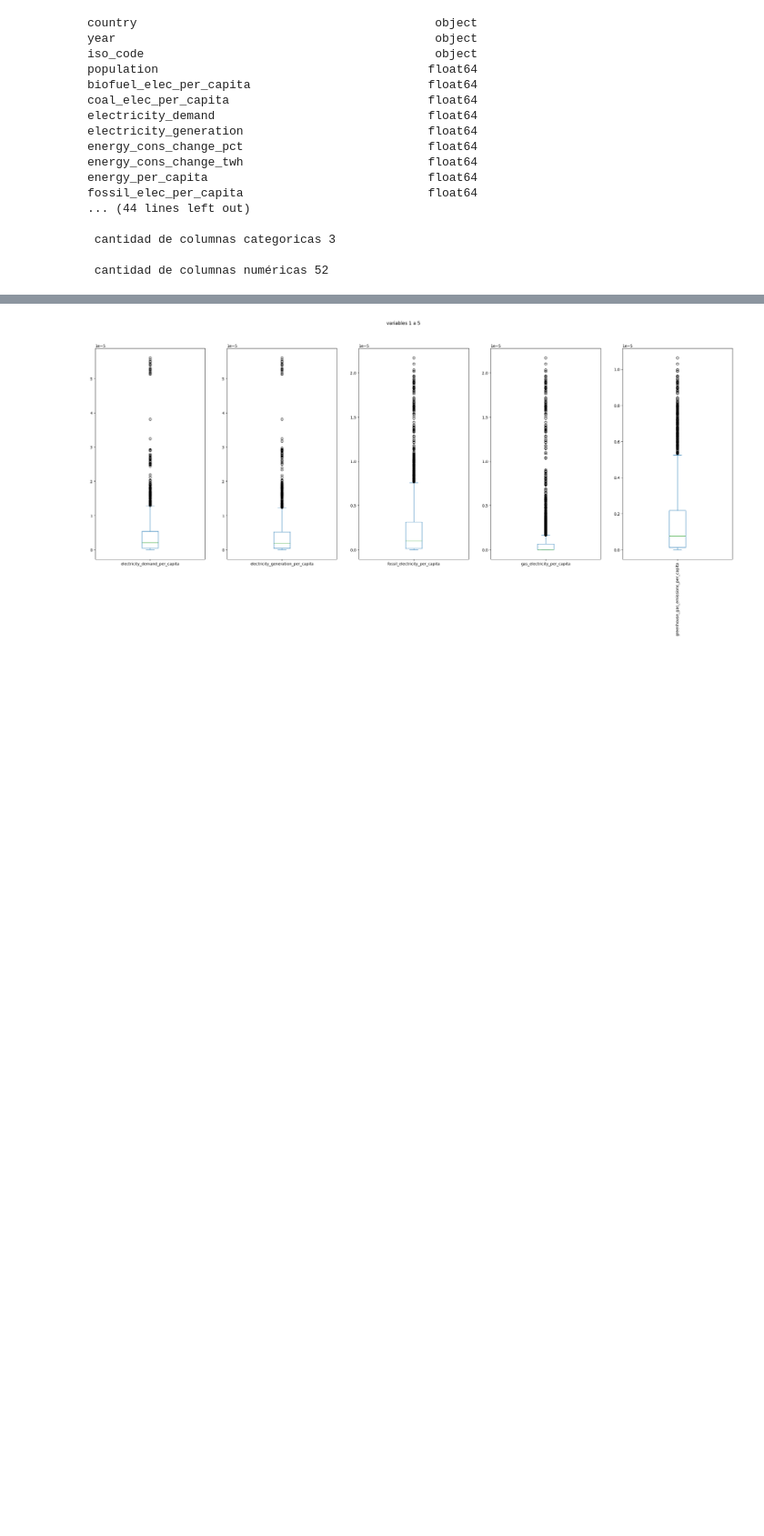
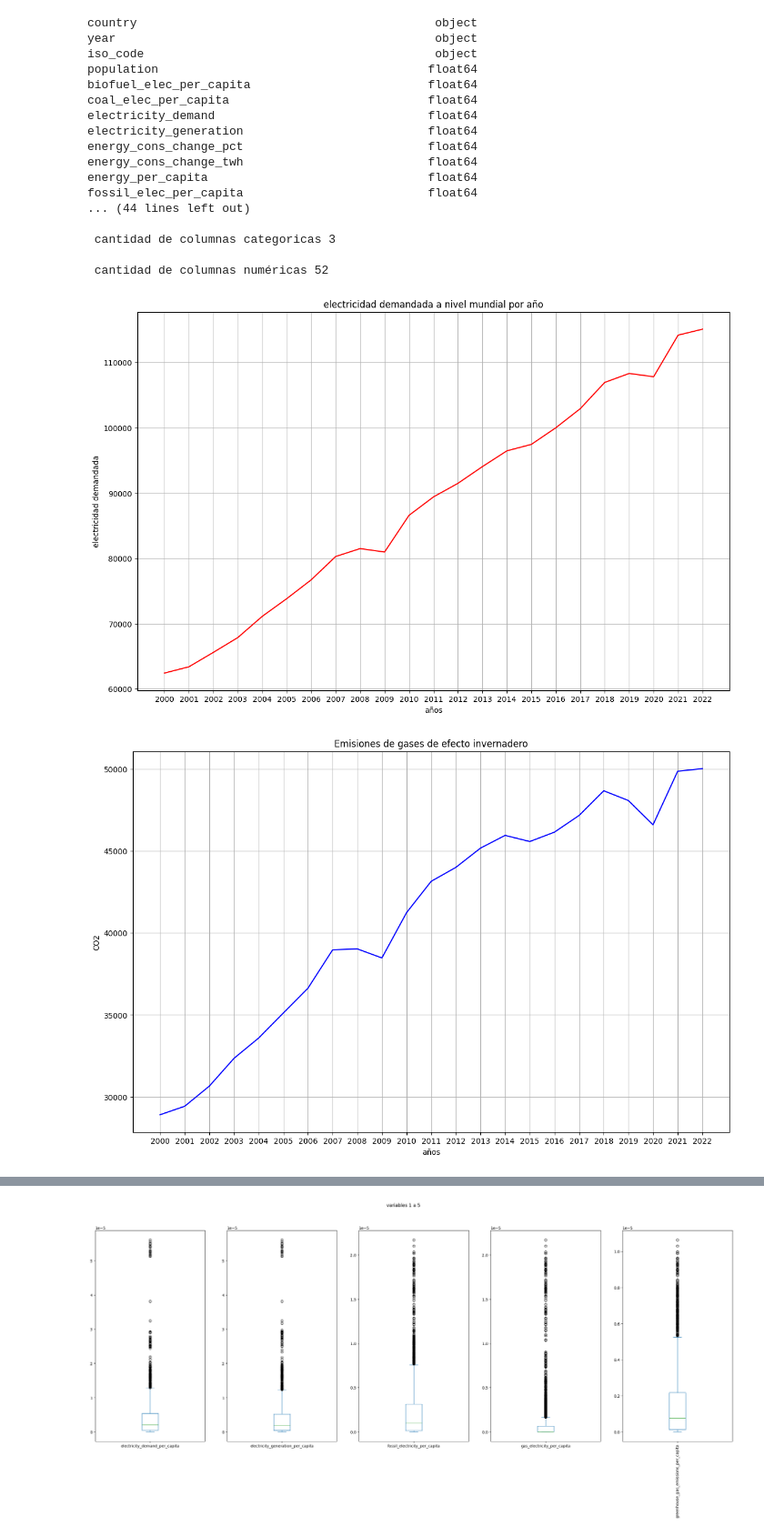
Before and after one commit to TKLYFOREVER/DATA-MINING, a Jupyter notebook: codigo_proyecto_v4 (1).ipynb, the cells around one changed output, grey strips where cells are left out. Shown at 91% size. Saved outputs shown, nothing was run; the diff lists cells and outputs as text; code cells hidden in the pictures; blank space fills up the shorter version.

```diff
--- a/codigo_proyecto_v4 (1).ipynb
+++ b/codigo_proyecto_v4 (1).ipynb
@@ -390,6 +390,35 @@ df_final_seleccion=df_final.copy()
 col_select=['country','year','electricity_demand','electricity_generation','fossil_electricity','gas_electricity','greenhouse_gas_emissions','hydro_electricity','low_carbon_electricity','nuclear_electricity','oil_electricity','other_renewable_electricity','renewables_electricity','solar_electricity','wind_electricity']
 
 df_final_seleccion=df_final_seleccion[col_select]
+# %%
+import matplotlib.pyplot as plt
+
+colum=['electricity_demand','electricity_generation','fossil_electricity','gas_electricity','greenhouse_gas_emissions','hydro_electricity','low_carbon_electricity','nuclear_electricity','oil_electricity','other_renewable_electricity','renewables_electricity','solar_electricity','wind_electricity']
+titulo=['electricidad demandada a nivel mundial por año','electricidad generada a nivel mundial por año','Electricidad generada por fuentes fósiles','Electricidad generada por gas natural','Emisiones de gases de efecto invernadero','Electricidad generada por energía hidroeléctrica','Electricidad de baja emisión de carbono','Electricidad generada por energía nuclear','Electricidad generada por petróleo','Electricidad generada por otras energías renovables','Electricidad generada por energías renovables','Electricidad generada por energía solar','Electricidad generada por energía eólica']
+
+
+valores=df_final_seleccion[['year','electricity_demand']].groupby('year').sum().values
+años=range(len(valores))
+plt.figure(figsize=(14,9))
+plt.plot(años,valores, color='red')
+plt.title('electricidad demandada a nivel mundial por año')
+plt.xticks(años,df_final_seleccion['year'].unique())
+plt.xlabel('años')
+plt.ylabel('electricidad demandada')
+plt.grid()
+
+valores=df_final_seleccion[['year','greenhouse_gas_emissions']].groupby('year').sum().values
+años=range(len(valores))
+plt.figure(figsize=(14,9))
+plt.plot(años,valores, color='blue')
+plt.title('Emisiones de gases de efecto invernadero')
+plt.xticks(años,df_final_seleccion['year'].unique())
+plt.xlabel('años')
+plt.ylabel('CO2')
+plt.grid()
+# %% [output]
+[figure, added]
+[figure, added]
 # %%
 df_transformado=df_final_seleccion.copy()
 
```
Also changed, not shown: 13 other files.
